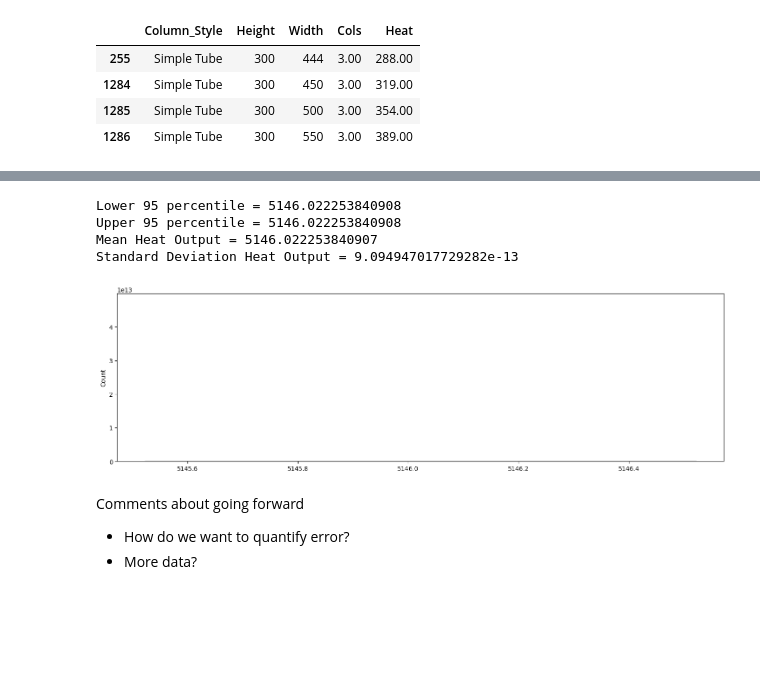
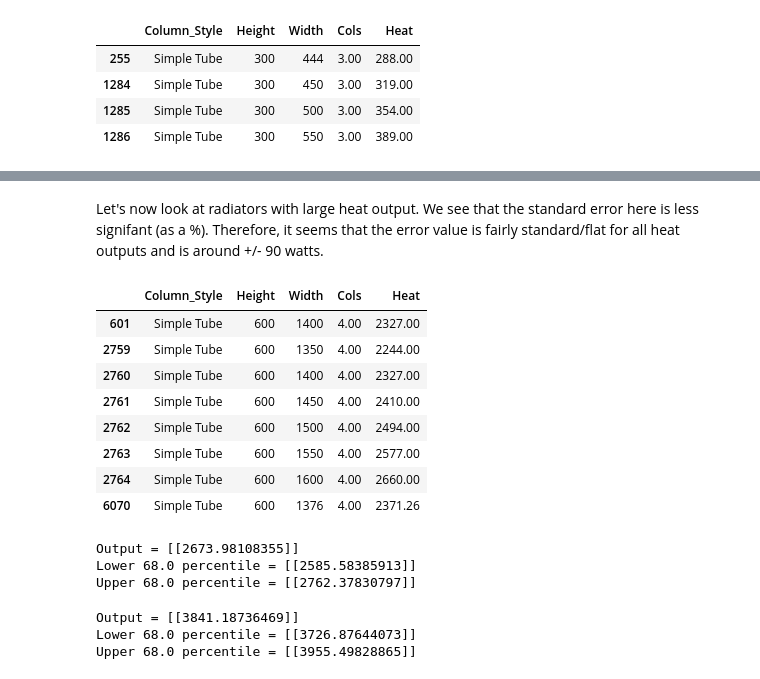
Before and after one commit to alexkneale/Warmur_Radiators, a Jupyter notebook: column_rad.ipynb, the cells around one changed output, grey strips where cells are left out. Saved outputs shown, nothing was run; the diff lists cells and outputs as text; code cells hidden in the pictures; blank space fills up the shorter version.

```diff
--- a/column_rad.ipynb
+++ b/column_rad.ipynb
@@ -925,18 +713,34 @@ Standard Deviation Heat Output = 0.0
-# %%
-X_new = np.array([[1000.,1600.,5.]])
-n_bootstraps = 50
-percentile = 95
-
-
-all_predictions = bootstrap_results(poly_interact_pipe_12, X, y, X_new, n_bootstraps, percentile, seed)
-# %% [output]
-Lower 95 percentile = 5146.022253840908
-Upper 95 percentile = 5146.022253840908
-Mean Heat Output = 5146.022253840907
-Standard Deviation Heat Output = 9.094947017729282e-13
-[figure, removed]
-# %% [markdown]
-Comments about going forward
-
-- How do we want to quantify error?
-- More data?
+# %% [markdown]
+Let's now look at radiators with large heat output. We see that the standard error here is less signifant (as a %). Therefore, it seems that the error value is fairly standard/flat for all heat outputs and is around +/- 90 watts.
+# %%
+d_mid = df.loc[df.Height == 600]
+d_mid = d_mid.loc[d_mid.Cols == 4]
+d_mid = d_mid.loc[d_mid.Width > 1300]
+
+d_mid
+# %% [output]
+|  | Column_Style | Height | Width | Cols | Heat |
+| 601 | Simple Tube | 600 | 1400 | 4.00 | 2327.00 |
+| 2759 | Simple Tube | 600 | 1350 | 4.00 | 2244.00 |
+| 2760 | Simple Tube | 600 | 1400 | 4.00 | 2327.00 |
+| 2761 | Simple Tube | 600 | 1450 | 4.00 | 2410.00 |
+| 2762 | Simple Tube | 600 | 1500 | 4.00 | 2494.00 |
+| 2763 | Simple Tube | 600 | 1550 | 4.00 | 2577.00 |
+| 2764 | Simple Tube | 600 | 1600 | 4.00 | 2660.00 |
+| 6070 | Simple Tube | 600 | 1376 | 4.00 | 2371.26 |
+# %%
+X_low = np.array([['Simple Tube',600.,1600.,4.]])
+
+y_new_pred, lower_bounds, upper_bounds = error_using_se(poly_interact_pipe_final,X_train,y_train_scaled,X_low, target_scaler)
+# %% [output]
+Output = [[2673.98108355]]
+Lower 68.0 percentile = [[2585.58385913]]
+Upper 68.0 percentile = [[2762.37830797]]
+# %%
+X_low = np.array([['Simple Tube',700.,2000.,4.]])
+
+y_new_pred, lower_bounds, upper_bounds = error_using_se(poly_interact_pipe_final,X_train,y_train_scaled,X_low, target_scaler)
+# %% [output]
+Output = [[3841.18736469]]
+Lower 68.0 percentile = [[3726.87644073]]
+Upper 68.0 percentile = [[3955.49828865]]
```
Also changed, not shown: parts of 65 cells of this notebook.
